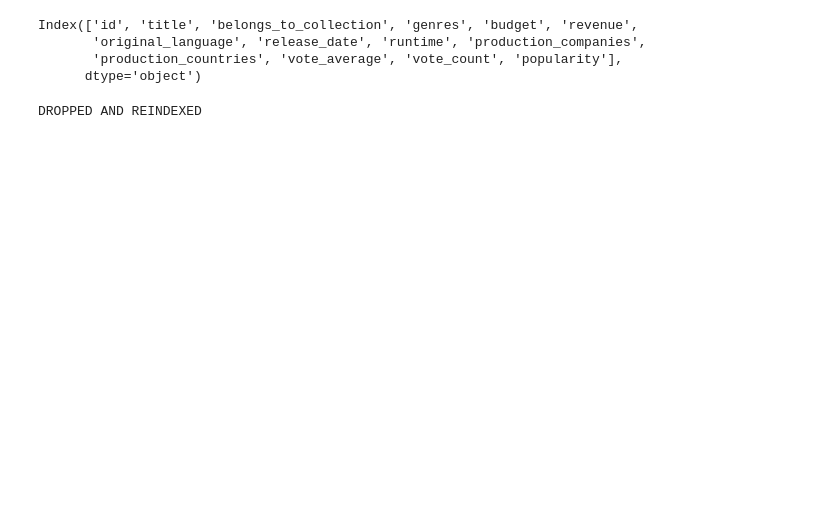
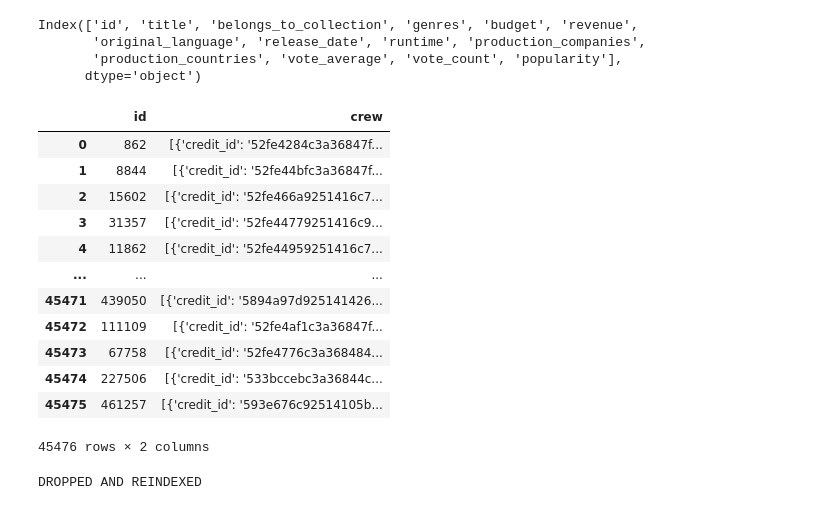
Before and after one commit to humayunaa/Humayun-Awan-Skills, a Jupyter notebook: MachineLearning/Movie_predictions.ipynb, the cells around one changed output. Drawn from its saved outputs; the diff is of its cells as text; code cells hidden in the pictures; blank space fills up the shorter version.

```diff
--- a/MachineLearning/Movie_predictions.ipynb
+++ b/MachineLearning/Movie_predictions.ipynb
@@ -30,6 +46,22 @@ Index(['id', 'title', 'belongs_to_collection', 'genres', 'budget', 'revenue',
 credits_df = pd.read_csv("credits.csv", usecols=["crew", "id"])
 credits_df = credits_df.reindex(columns=["id", "crew"])
 credits_df["id"] = credits_df["id"].astype(str)
+# %%
+credits_df
+# %% [output]
+|  | id | crew |
+| 0 | 862 | [{'credit_id': '52fe4284c3a36847f... |
+| 1 | 8844 | [{'credit_id': '52fe44bfc3a36847f... |
+| 2 | 15602 | [{'credit_id': '52fe466a9251416c7... |
+| 3 | 31357 | [{'credit_id': '52fe44779251416c9... |
+| 4 | 11862 | [{'credit_id': '52fe44959251416c7... |
+| ... | ... | ... |
+| 45471 | 439050 | [{'credit_id': '5894a97d925141426... |
+| 45472 | 111109 | [{'credit_id': '52fe4af1c3a36847f... |
+| 45473 | 67758 | [{'credit_id': '52fe4776c3a368484... |
+| 45474 | 227506 | [{'credit_id': '533bccebc3a36844c... |
+| 45475 | 461257 | [{'credit_id': '593e676c92514105b... |
+45476 rows × 2 columns
 # %%
 #combined dataframe
 combined_df = pd.merge(md_df, credits_df, on="id")
```
Also changed, not shown: parts of 7 cells of this notebook.
